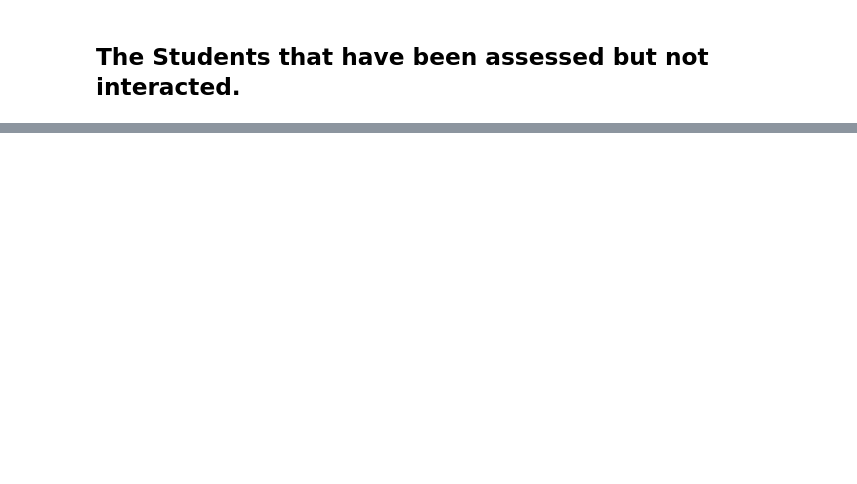
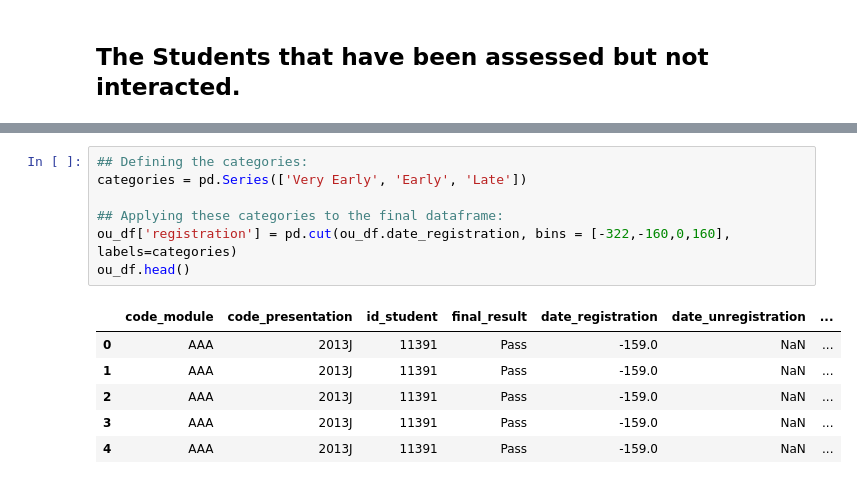
Before and after one commit to horsewell/project4, a Jupyter notebook: student_interaction_course_only.ipynb, the cells around one changed output, grey strips where cells are left out. Cells and saved outputs as stored; diff of their text form; blank space fills up the shorter version.

```diff
--- a/student_interaction_course_only.ipynb
+++ b/student_interaction_course_only.ipynb
@@ -154,0 +390,14 @@ X_train, X_test, y_train, y_test = train_test_split(X, y, random_state = 42)
+# %%
+## Defining the categories:
+categories = pd.Series(['Very Early', 'Early', 'Late'])
+
+## Applying these categories to the final dataframe:
+ou_df['registration'] = pd.cut(ou_df.date_registration, bins = [-322,-160,0,160], labels=categories)
+ou_df.head()
+# %% [output]
+|  | code_module | code_presentation | id_student | final_result | date_registration | date_unregistration | ... |
+| 0 | AAA | 2013J | 11391 | Pass | -159.0 | NaN | ... |
+| 1 | AAA | 2013J | 11391 | Pass | -159.0 | NaN | ... |
+| 2 | AAA | 2013J | 11391 | Pass | -159.0 | NaN | ... |
+| 3 | AAA | 2013J | 11391 | Pass | -159.0 | NaN | ... |
+| 4 | AAA | 2013J | 11391 | Pass | -159.0 | NaN | ... |
```
Also changed, not shown: parts of 47 cells of this notebook.
